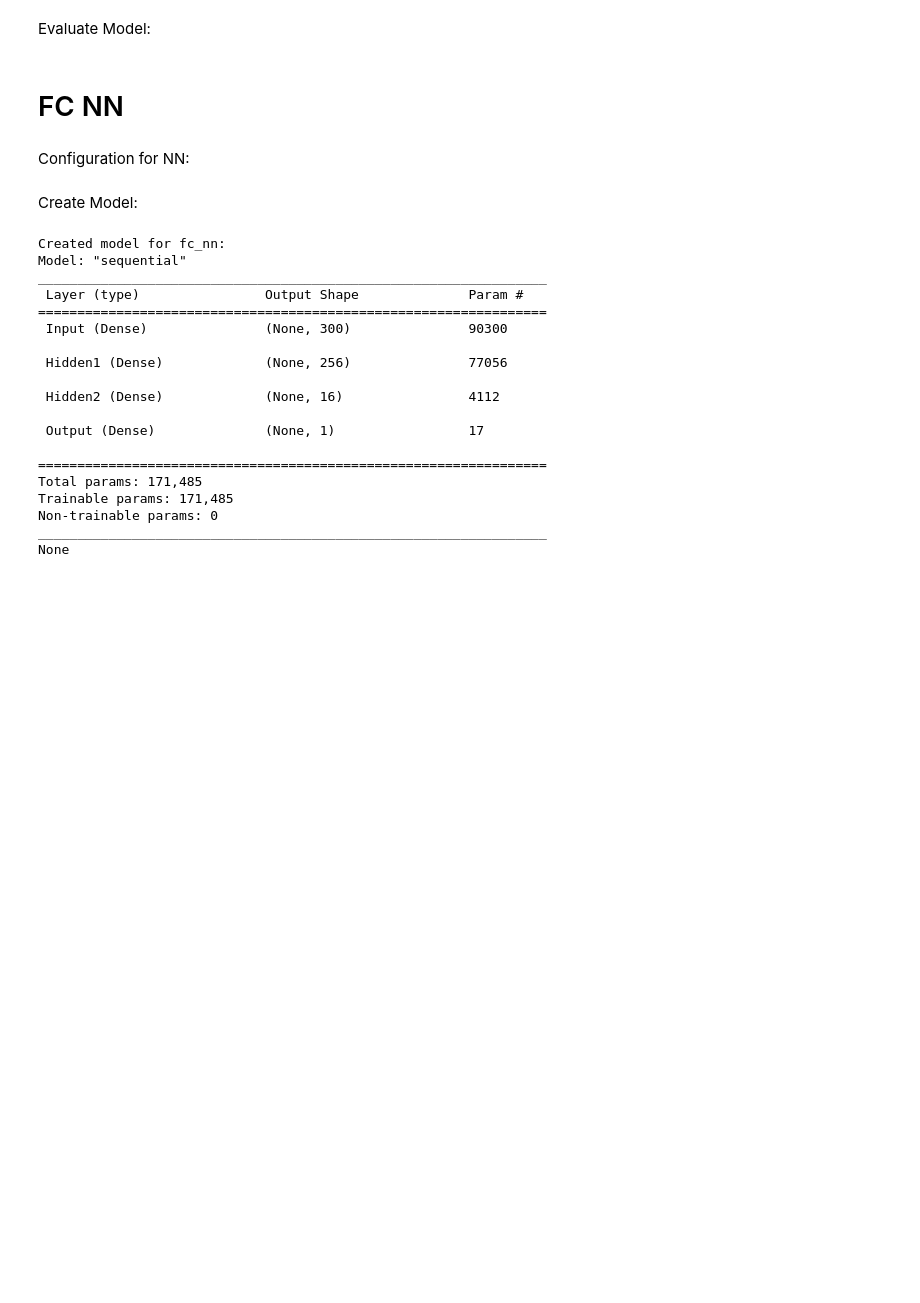
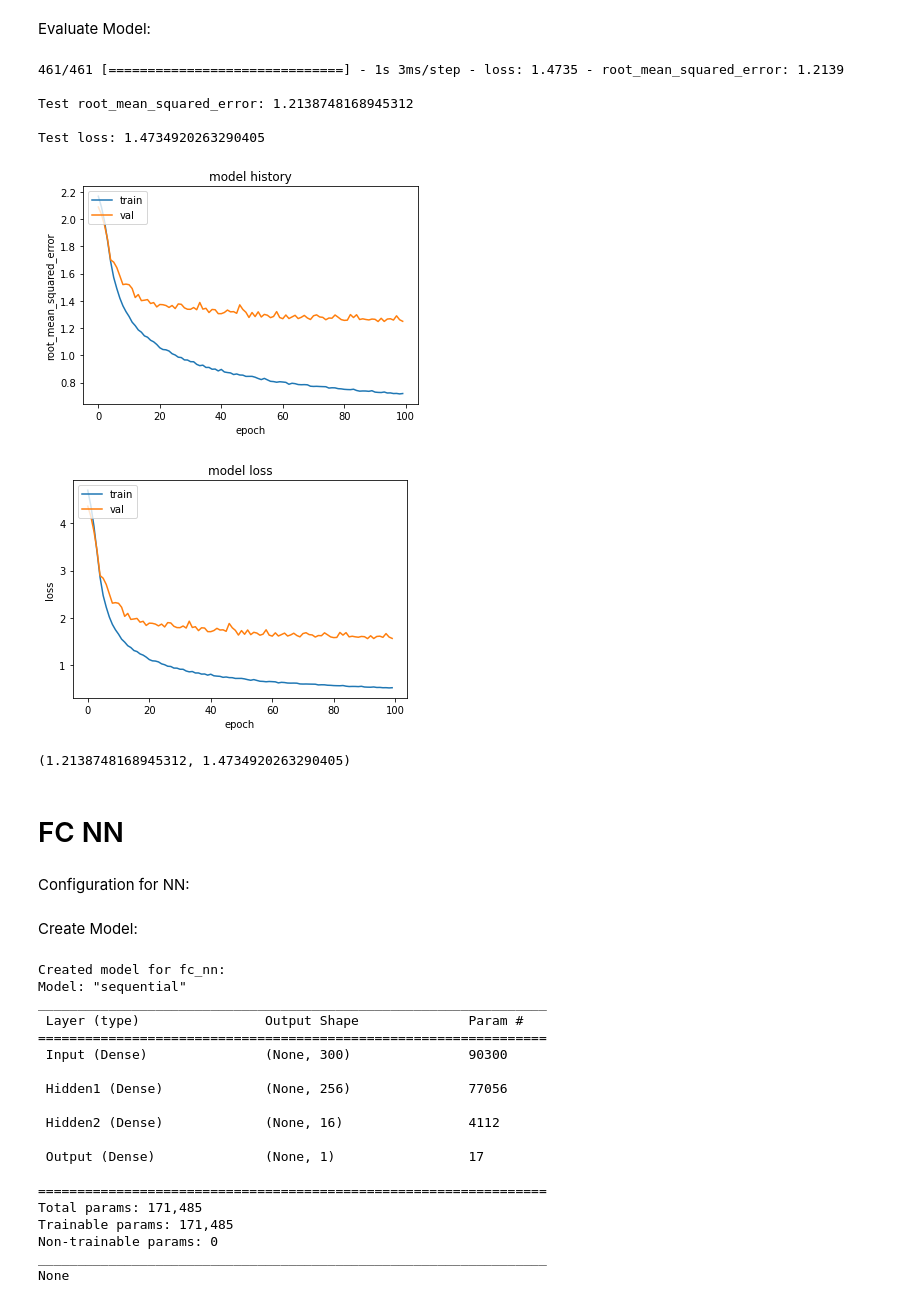
Before and after one commit to tobnie/gaze_predictor_nn, a Jupyter notebook: train_nn.ipynb, the cells around one changed output. Cells and saved outputs as stored; diff of their text form; code cells hidden in the pictures; blank space fills up the shorter version.

```diff
--- a/train_nn.ipynb
+++ b/train_nn.ipynb
@@ -44,8 +44,8 @@ nn_configuration = {
 # %% [markdown]
 Create Model:
 # %%
-from gaze_predictor.gaze_predictor.rbf_network import RBFNetwork
+from gaze_predictor.gaze_predictor.recurrent_network import RecurrentNetwork
 
-rbf_nn = gaze_predictor.gaze_predictor.rbf_network.RBFNetwork(name='rbf_nn', configuration = nn_configuration)
-rbf_nn.create_model()
+lstm_nn = gaze_predictor.gaze_predictor.recurrent_network.RecurrentNetwork(name='lstm_nn', configuration = nn_configuration)
+lstm_nn.create_model()
 # %% [output]
@@ -69,6 +69,6 @@ None
 # %% [markdown]
 Train Model:
 # %%
-rbf_nn.train()
+lstm_nn.train()
 # %% [output]
 Epoch 1/100
@@ -91,7 +91,16 @@ Epoch 19/100
 # %% [markdown]
 Evaluate Model:
 # %%
-rbf_nn.evaluate()
+lstm_nn.evaluate()
+# %% [output]
+461/461 [==============================] - 1s 3ms/step - loss: 1.4735 - root_mean_squared_error: 1.2139
+
+Test root_mean_squared_error: 1.2138748168945312
+
+Test loss: 1.4734920263290405
+[figure, added]
+[figure, added]
+(1.2138748168945312, 1.4734920263290405)
 # %% [markdown]
 # FC NN
 # %% [markdown]
```
Also changed, not shown: parts of 4 cells of this notebook.
